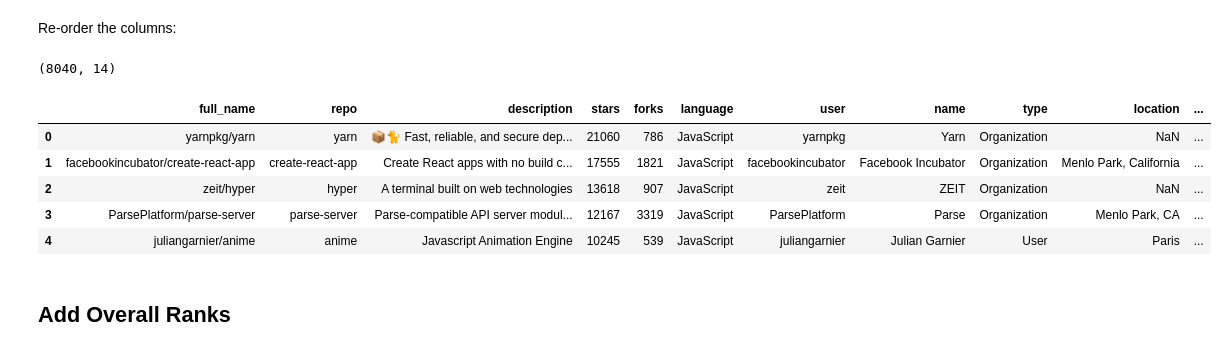
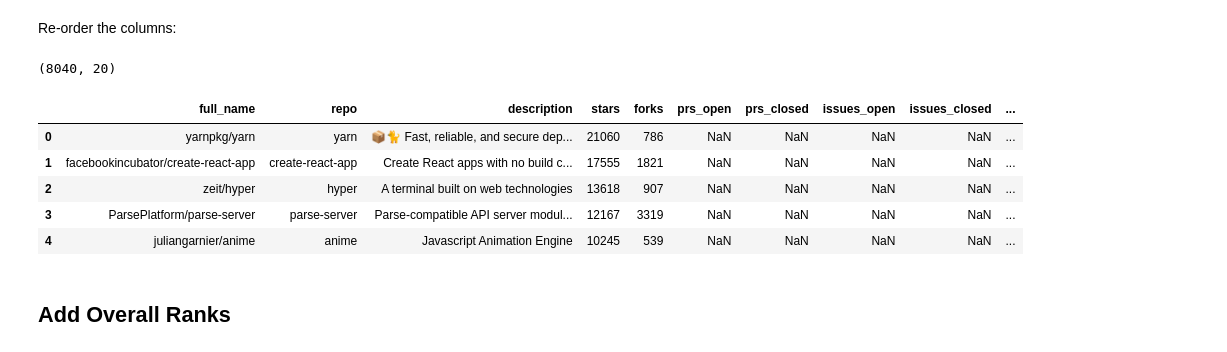
Before and after one commit to donnemartin/viz, a Jupyter notebook: githubstats/data_wrangling.ipynb, the cells around one changed output. Drawn from its saved outputs; the diff is of its cells as text; code cells hidden in the pictures.

```diff
--- a/githubstats/data_wrangling.ipynb
+++ b/githubstats/data_wrangling.ipynb
@@ -104,28 +104,34 @@ Re-order the columns:
 # %%
 repos_users = repos_users.reindex_axis(['full_name',
                                         'repo',
                                         'description',
                                         'stars',
                                         'forks',
+                                        'prs_open',
+                                        'prs_closed',
+                                        'issues_open',
+                                        'issues_closed',
+                                        'contributors',
+                                        'commits',
                                         'language',
                                         'user',
                                         'name',
                                         'type',
                                         'location',
                                         'lat',
                                         'long',
                                         'city',
                                         'country'], axis=1)
 print(repos_users.shape)
 repos_users.head()
 # %% [output]
-(8040, 14)
+(8040, 20)
-|  | full_name | repo | description | stars | forks | language | user | name | type | location | ... |
-| 0 | yarnpkg/yarn | yarn | 📦🐈 Fast, reliable, and secure dep... | 21060 | 786 | JavaScript | yarnpkg | Yarn | Organization | NaN | ... |
-| 1 | facebookincubator/create-react-app | create-react-app | Create React apps with no build c... | 17555 | 1821 | JavaScript | facebookincubator | Facebook Incubator | Organization | Menlo Park, California | ... |
-| 2 | zeit/hyper | hyper | A terminal built on web technologies | 13618 | 907 | JavaScript | zeit | ZEIT | Organization | NaN | ... |
-| 3 | ParsePlatform/parse-server | parse-server | Parse-compatible API server modul... | 12167 | 3319 | JavaScript | ParsePlatform | Parse | Organization | Menlo Park, CA | ... |
-| 4 | juliangarnier/anime | anime | Javascript Animation Engine | 10245 | 539 | JavaScript | juliangarnier | Julian Garnier | User | Paris | ... |
+|  | full_name | repo | description | stars | forks | prs_open | prs_closed | issues_open | issues_closed | ... |
+| 0 | yarnpkg/yarn | yarn | 📦🐈 Fast, reliable, and secure dep... | 21060 | 786 | NaN | NaN | NaN | NaN | ... |
+| 1 | facebookincubator/create-react-app | create-react-app | Create React apps with no build c... | 17555 | 1821 | NaN | NaN | NaN | NaN | ... |
+| 2 | zeit/hyper | hyper | A terminal built on web technologies | 13618 | 907 | NaN | NaN | NaN | NaN | ... |
+| 3 | ParsePlatform/parse-server | parse-server | Parse-compatible API server modul... | 12167 | 3319 | NaN | NaN | NaN | NaN | ... |
+| 4 | juliangarnier/anime | anime | Javascript Animation Engine | 10245 | 539 | NaN | NaN | NaN | NaN | ... |
 # %% [markdown]
 ## Add Overall Ranks
 # %% [markdown]
```
Also changed, not shown: parts of 10 cells of this notebook, 3 other files.
